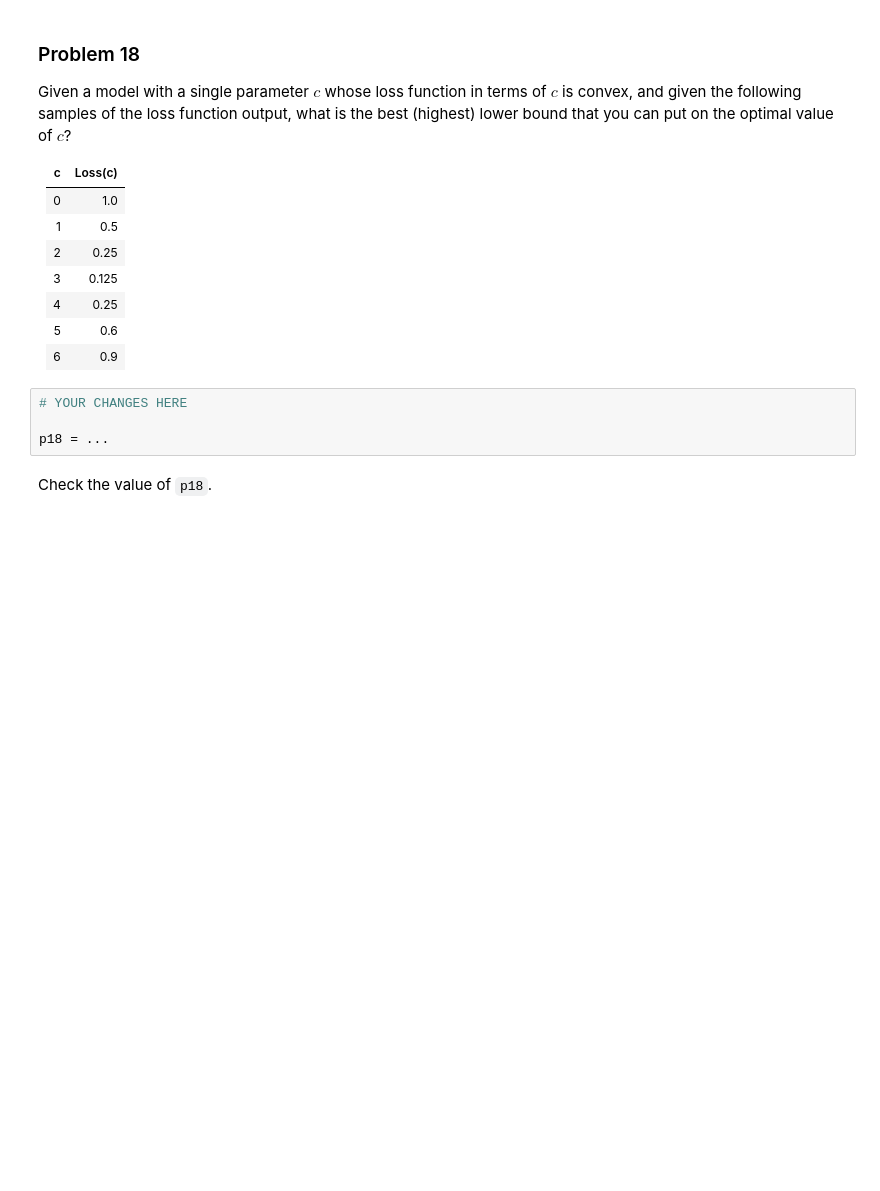
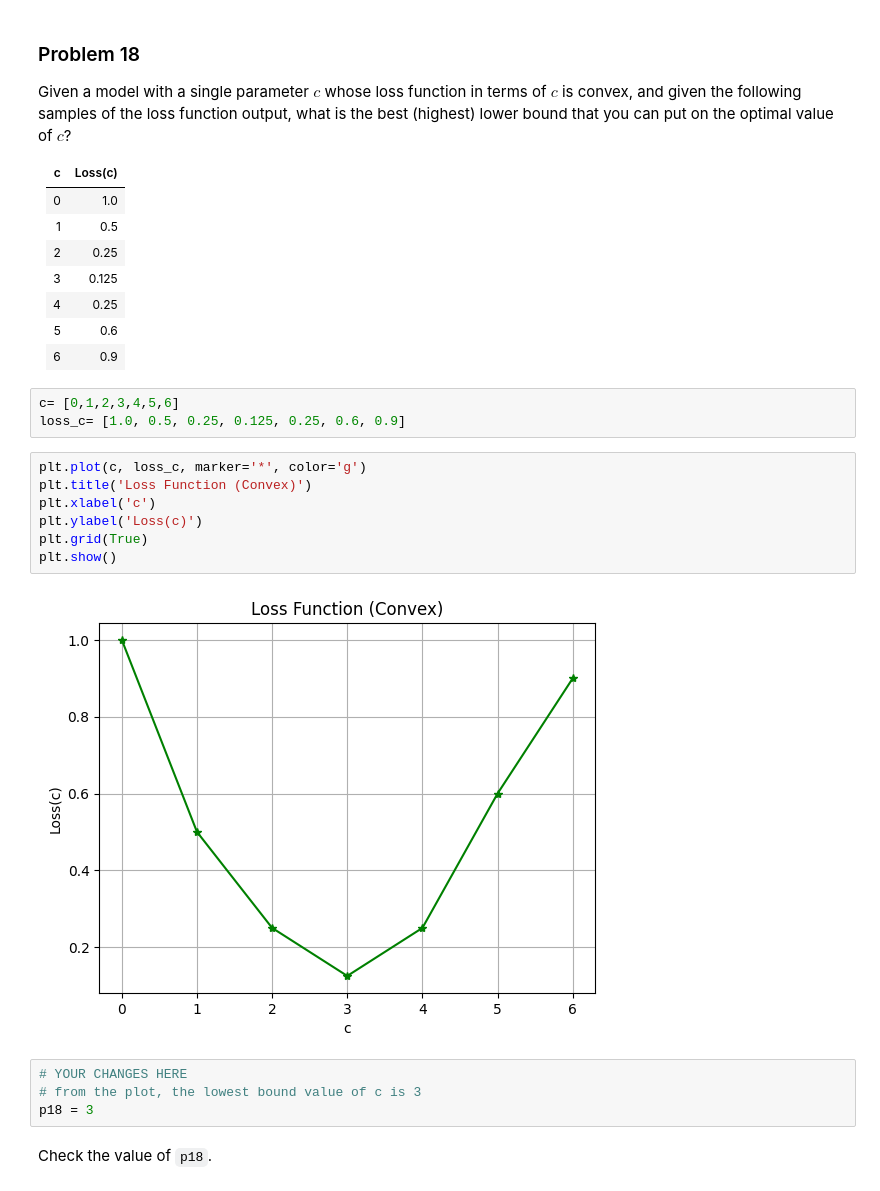
Before and after one commit to somlaw2133/dx601-homework-04, a Jupyter notebook: homework.ipynb, the cells around one changed output. Drawn from its saved outputs; the diff is of its cells as text; blank space fills up the shorter version.

```diff
--- a/homework.ipynb
+++ b/homework.ipynb
@@ -476,10 +478,22 @@ Given a model with a single parameter $c$ whose loss function in terms of $c$ is
 | 4 | 0.25 |
 | 5 | 0.6 |
 | 6 | 0.9 |
+# %%
+c= [0,1,2,3,4,5,6]
+loss_c= [1.0, 0.5, 0.25, 0.125, 0.25, 0.6, 0.9]
+# %%
+plt.plot(c, loss_c, marker='*', color='g')
+plt.title('Loss Function (Convex)')
+plt.xlabel('c')
+plt.ylabel('Loss(c)')
+plt.grid(True)
+plt.show()
+# %% [output]
+[figure, added]
 # %%
 # YOUR CHANGES HERE
-
-p18 = ...
+# from the plot, the lowest bound value of c is 3
+p18 = 3
 # %% [markdown]
 Check the value of `p18`.
 # %%
```
Also changed, not shown: parts of 11 cells of this notebook.
